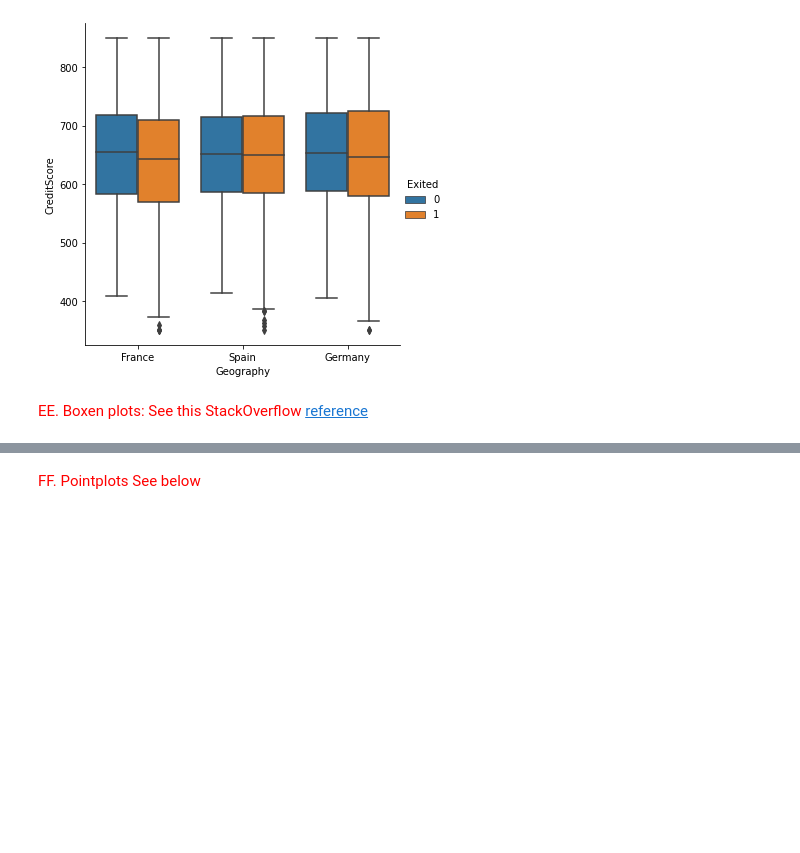
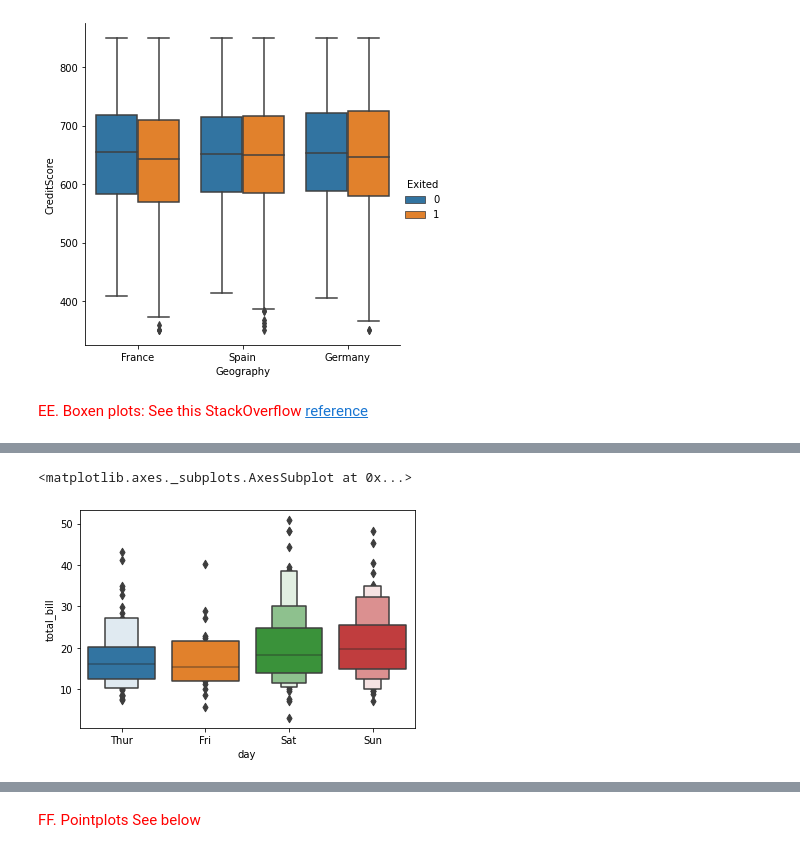
Before and after one commit to harnalashok/DataVisualization, a Jupyter notebook: bank_customer_churn_eda.ipynb, the cells around one changed output, grey strips where cells are left out. Saved outputs shown, nothing was run; the diff lists cells and outputs as text; code cells hidden in the pictures; blank space fills up the shorter version.

```diff
--- a/bank_customer_churn_eda.ipynb
+++ b/bank_customer_churn_eda.ipynb
@@ -507,0 +552,10 @@ _= sns.catplot(x = 'Geography', y = 'CreditScore', hue = 'Exited', kind ='box',
+# %%
+# 11.1 These boxen plots show clear
+#      between 'total_bill' on
+#      various days:
+
+tips = sns.load_dataset("tips")
+_= sns.boxenplot(x="day", y="total_bill", data=tips)
+# %% [output]
+<matplotlib.axes._subplots.AxesSubplot at 0x...>
+[figure, added]
```
Also changed, not shown: parts of 68 cells of this notebook.
